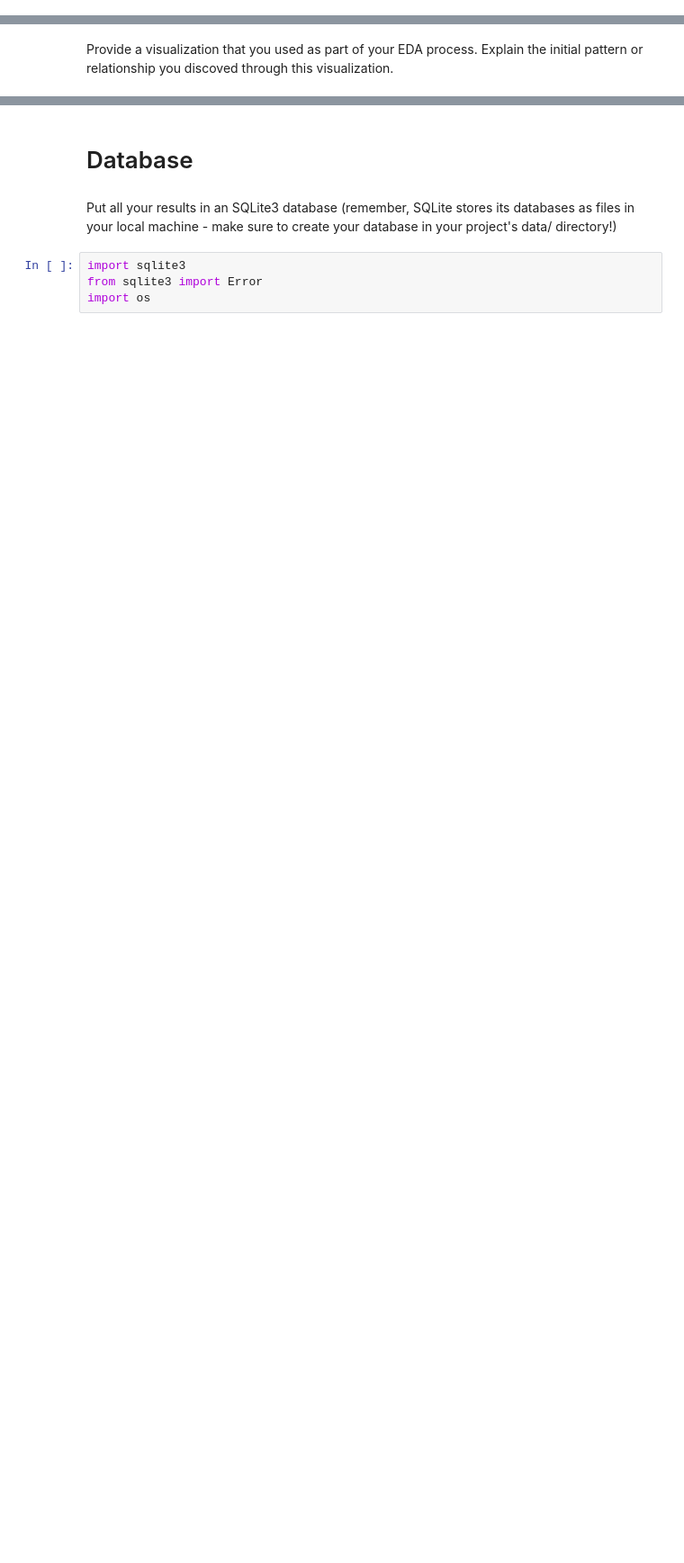
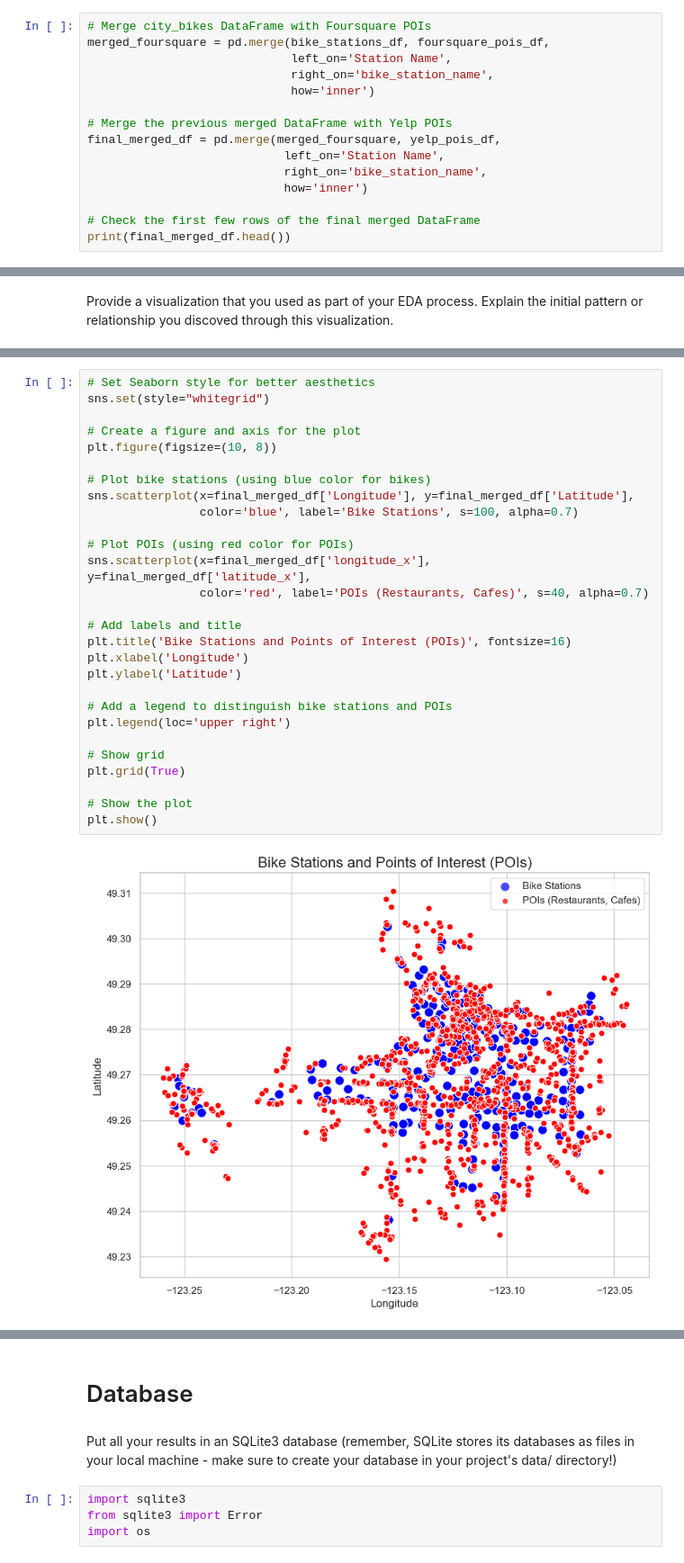
Before and after one commit to MehranBehzadi/Statistical_modeling_project, a Jupyter notebook: notebooks/joining_data.ipynb, the cells around one changed output, grey strips where cells are left out. Shown at 90% size. Cells and saved outputs as stored; diff of their text form; blank space fills up the shorter version.

```diff
--- a/notebooks/joining_data.ipynb
+++ b/notebooks/joining_data.ipynb
@@ -57,0 +11,15 @@ join_all_df
+# %%
+# Merge city_bikes DataFrame with Foursquare POIs
+merged_foursquare = pd.merge(bike_stations_df, foursquare_pois_df,
+                             left_on='Station Name',
+                             right_on='bike_station_name',
+                             how='inner')
+
+# Merge the previous merged DataFrame with Yelp POIs
+final_merged_df = pd.merge(merged_foursquare, yelp_pois_df,
+                            left_on='Station Name',
+                            right_on='bike_station_name',
+                            how='inner')
+
+# Check the first few rows of the final merged DataFrame
+print(final_merged_df.head())
@@ -106,0 +53,30 @@ join_all_df.to_csv('poi_data.csv', index=False)  # Save as CSV file
+# %%
+# Set Seaborn style for better aesthetics
+sns.set(style="whitegrid")
+
+# Create a figure and axis for the plot
+plt.figure(figsize=(10, 8))
+
+# Plot bike stations (using blue color for bikes)
+sns.scatterplot(x=final_merged_df['Longitude'], y=final_merged_df['Latitude'],
+                color='blue', label='Bike Stations', s=100, alpha=0.7)
+
+# Plot POIs (using red color for POIs)
+sns.scatterplot(x=final_merged_df['longitude_x'], y=final_merged_df['latitude_x'],
+                color='red', label='POIs (Restaurants, Cafes)', s=40, alpha=0.7)
+
+# Add labels and title
+plt.title('Bike Stations and Points of Interest (POIs)', fontsize=16)
+plt.xlabel('Longitude')
+plt.ylabel('Latitude')
+
+# Add a legend to distinguish bike stations and POIs
+plt.legend(loc='upper right')
+
+# Show grid
+plt.grid(True)
+
+# Show the plot
+plt.show()
+# %% [output]
+[figure, added]
```
Also changed, not shown: parts of 13 cells of this notebook, 13 other files.
